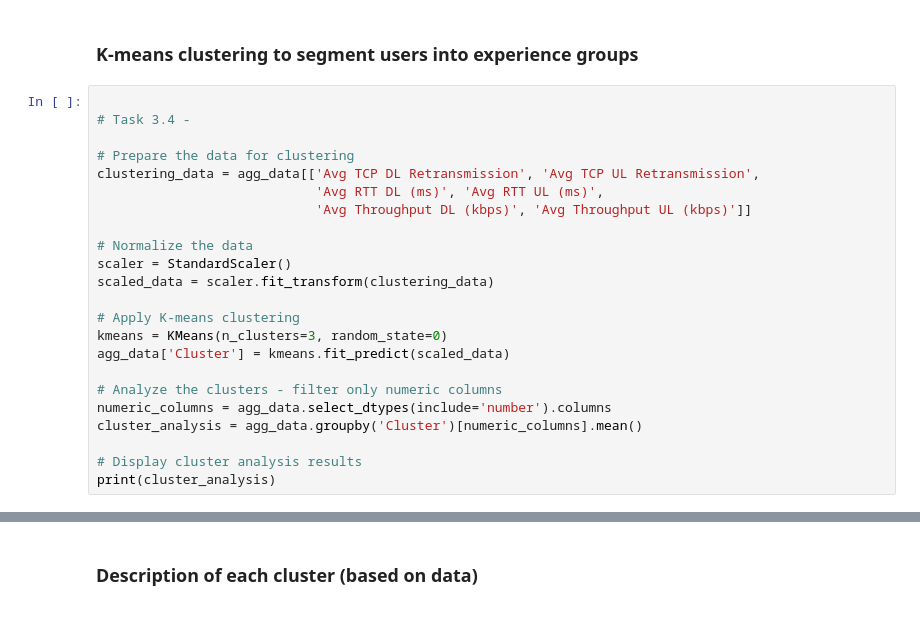
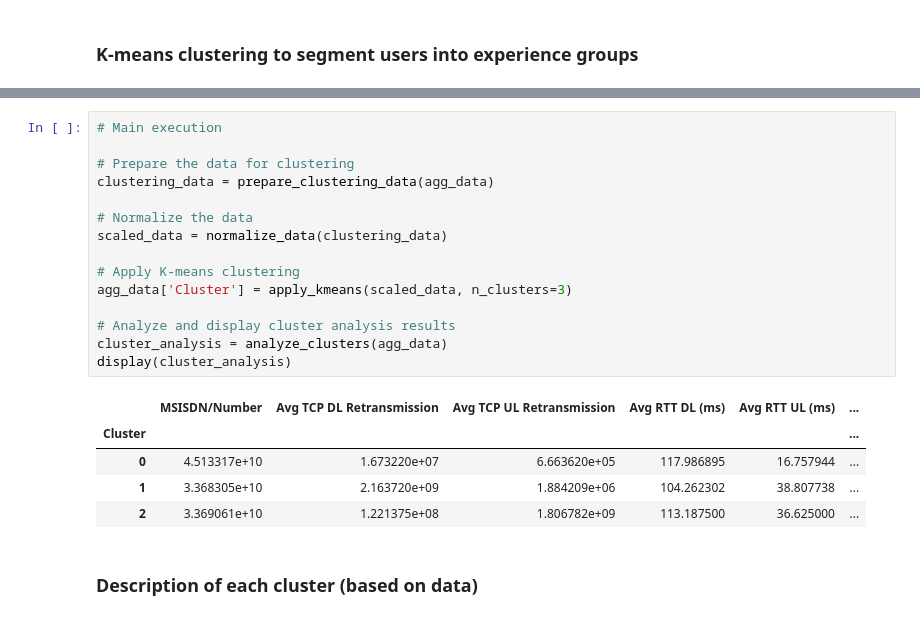
Before and after one commit to yohannestayez/Telecommunication-dataset-analysis, a Jupyter notebook: notebooks/Task3.ipynb, the cells around one changed output, grey strips where cells are left out. Saved outputs shown, nothing was run; the diff lists cells and outputs as text.

```diff
--- a/notebooks/Task3.ipynb
+++ b/notebooks/Task3.ipynb
@@ -197,25 +148,2 @@ print(throughput_per_handset.head())
 # %% [markdown]
 ###  K-means clustering to segment users into experience groups
-# %%
-
-# Task 3.4 -
-
-# Prepare the data for clustering
-clustering_data = agg_data[['Avg TCP DL Retransmission', 'Avg TCP UL Retransmission',
-                            'Avg RTT DL (ms)', 'Avg RTT UL (ms)',
-                            'Avg Throughput DL (kbps)', 'Avg Throughput UL (kbps)']]
-
-# Normalize the data
-scaler = StandardScaler()
-scaled_data = scaler.fit_transform(clustering_data)
-
-# Apply K-means clustering
-kmeans = KMeans(n_clusters=3, random_state=0)
-agg_data['Cluster'] = kmeans.fit_predict(scaled_data)
-
-# Analyze the clusters - filter only numeric columns
-numeric_columns = agg_data.select_dtypes(include='number').columns
-cluster_analysis = agg_data.groupby('Cluster')[numeric_columns].mean()
-
-# Display cluster analysis results
-print(cluster_analysis)
@@ -240,2 +150,23 @@ Cluster
+# %%
+# Main execution
+
+# Prepare the data for clustering
+clustering_data = prepare_clustering_data(agg_data)
+
+# Normalize the data
+scaled_data = normalize_data(clustering_data)
+
+# Apply K-means clustering
+agg_data['Cluster'] = apply_kmeans(scaled_data, n_clusters=3)
+
+# Analyze and display cluster analysis results
+cluster_analysis = analyze_clusters(agg_data)
+display(cluster_analysis)
+# %% [output]
+|  | MSISDN/Number | Avg TCP DL Retransmission | Avg TCP UL Retransmission | Avg RTT DL (ms) | Avg RTT UL (ms) | ... |
+| Cluster |  |  |  |  |  | ... |
+| 0 | 4.513317e+10 | 1.673220e+07 | 6.663620e+05 | 117.986895 | 16.757944 | ... |
+| 1 | 3.368305e+10 | 2.163720e+09 | 1.884209e+06 | 104.262302 | 38.807738 | ... |
+| 2 | 3.369061e+10 | 1.221375e+08 | 1.806782e+09 | 113.187500 | 36.625000 | ... |
 # %% [markdown]
 ### Description of each cluster (based on data)
```
Also changed, not shown: parts of 13 cells of this notebook, 1 other file.
